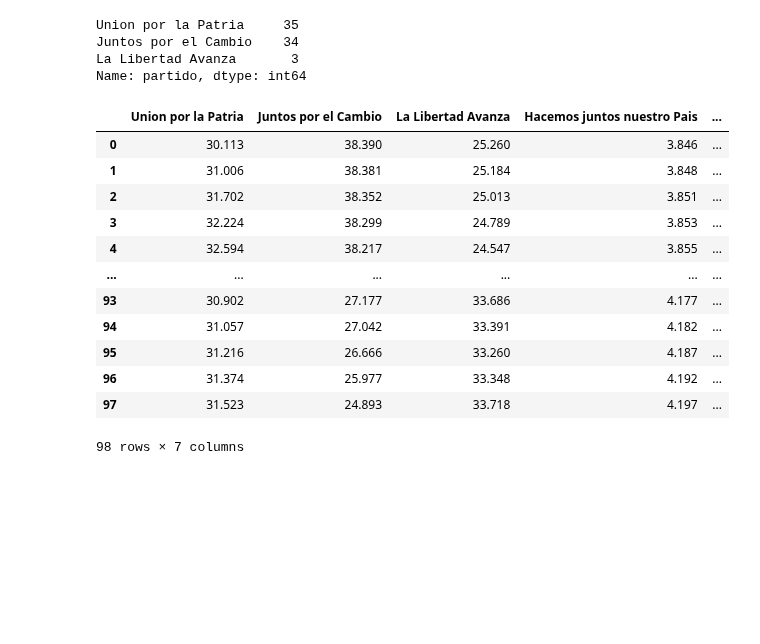
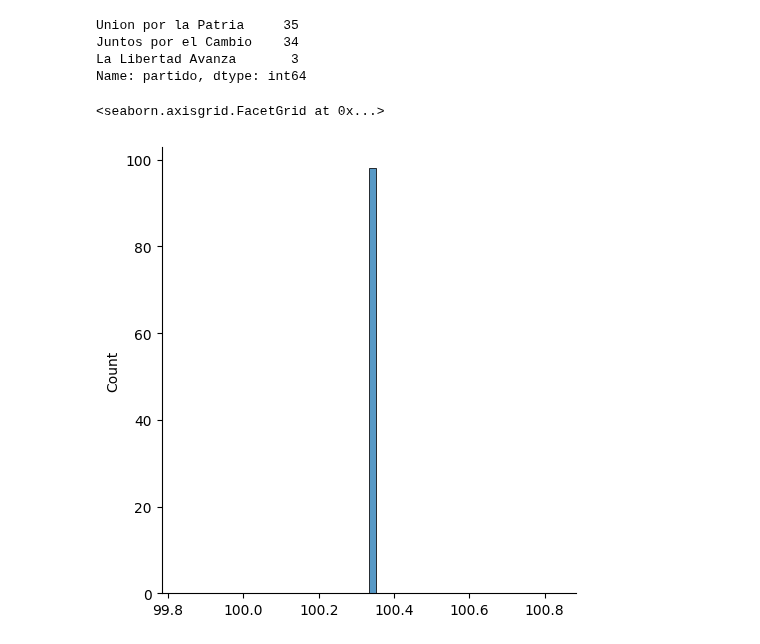
Before and after one commit to 0sc4rL0pez/elecciones2023-arg, a Jupyter notebook: Elecciones + IA/modeling/Preparando_datos/preparing_data.ipynb, the cells around one changed output. Saved outputs shown, nothing was run; the diff lists cells and outputs as text; code cells hidden in the pictures; blank space fills up the shorter version.

```diff
--- a/Elecciones + IA/modeling/Preparando_datos/preparing_data.ipynb
+++ b/Elecciones + IA/modeling/Preparando_datos/preparing_data.ipynb
@@ -44,22 +44,17 @@ Union por la Patria     35
 Juntos por el Cambio    34
 La Libertad Avanza       3
 Name: partido, dtype: int64
-# %%
-primera_vuelta_poly
-# %% [output]
-|  | Union por la Patria | Juntos por el Cambio | La Libertad Avanza | Hacemos juntos nuestro Pais | ... |
-| 0 | 30.113 | 38.390 | 25.260 | 3.846 | ... |
-| 1 | 31.006 | 38.381 | 25.184 | 3.848 | ... |
-| 2 | 31.702 | 38.352 | 25.013 | 3.851 | ... |
-| 3 | 32.224 | 38.299 | 24.789 | 3.853 | ... |
-| 4 | 32.594 | 38.217 | 24.547 | 3.855 | ... |
-| ... | ... | ... | ... | ... | ... |
-| 93 | 30.902 | 27.177 | 33.686 | 4.177 | ... |
-| 94 | 31.057 | 27.042 | 33.391 | 4.182 | ... |
-| 95 | 31.216 | 26.666 | 33.260 | 4.187 | ... |
-| 96 | 31.374 | 25.977 | 33.348 | 4.192 | ... |
-| 97 | 31.523 | 24.893 | 33.718 | 4.197 | ... |
-98 rows × 7 columns
+# %%
+sum_percen = np.zeros(len(primera_vuelta_poly))
+for i in range(len(primera_vuelta_poly)):
+    sum_percen[i] = sum(primera_vuelta_poly.iloc[50,:5].to_numpy())
+# %%
+sum_percen = np.array(sum_percen)
+# %%
+sns.displot(sum_percen,bins=50)
+# %% [output]
+<seaborn.axisgrid.FacetGrid at 0x...>
+[figure, added]
 # %%
 def seleccionar_publicaciones_fecha(encuesta, publicacion):
     res = []
```
Also changed, not shown: 12 other files.
